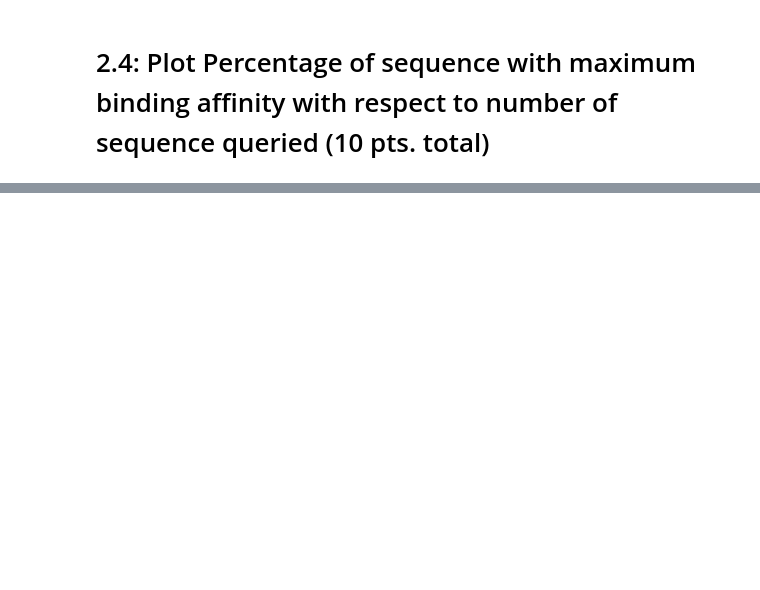
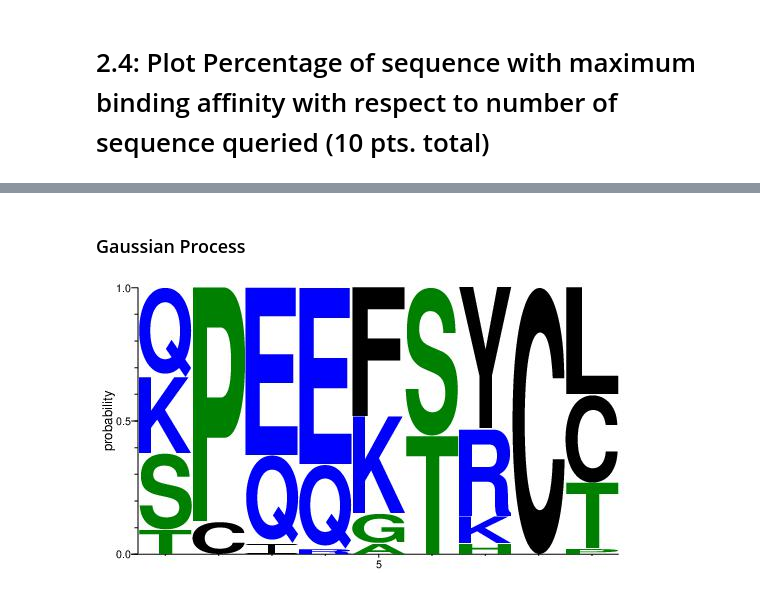
Before and after one commit to ryanquinnnelson/CMU-02750-Peptide-Design-using-Bayesian-Optimization, a Jupyter notebook: HW3q2_ryann.ipynb, the cells around one changed output, grey strips where cells are left out. Saved outputs shown, nothing was run; the diff lists cells and outputs as text; code cells hidden in the pictures; blank space fills up the shorter version.

```diff
--- a/HW3q2_ryann.ipynb
+++ b/HW3q2_ryann.ipynb
@@ -367,0 +383,10 @@ seqlogo.seqlogo(ppm, ic_scale = False, format = 'jpeg', size = 'medium')
+# %% [markdown]
+### Gaussian Process
+# %%
+X_opt = X_pool[optimal_idx_gp]
+ppm = np.sum(X_opt, axis=0).reshape(20,9) # convert encoding back to amino acids
+ppm /= np.sum(ppm, axis = 0)
+ppm = seqlogo.Ppm(ppm, alphabet_type = 'AA')
+seqlogo.seqlogo(ppm, ic_scale = False, format = 'jpeg', size = 'medium')
+# %% [output]
+[figure, added]
```
Also changed, not shown: parts of 14 cells of this notebook.
